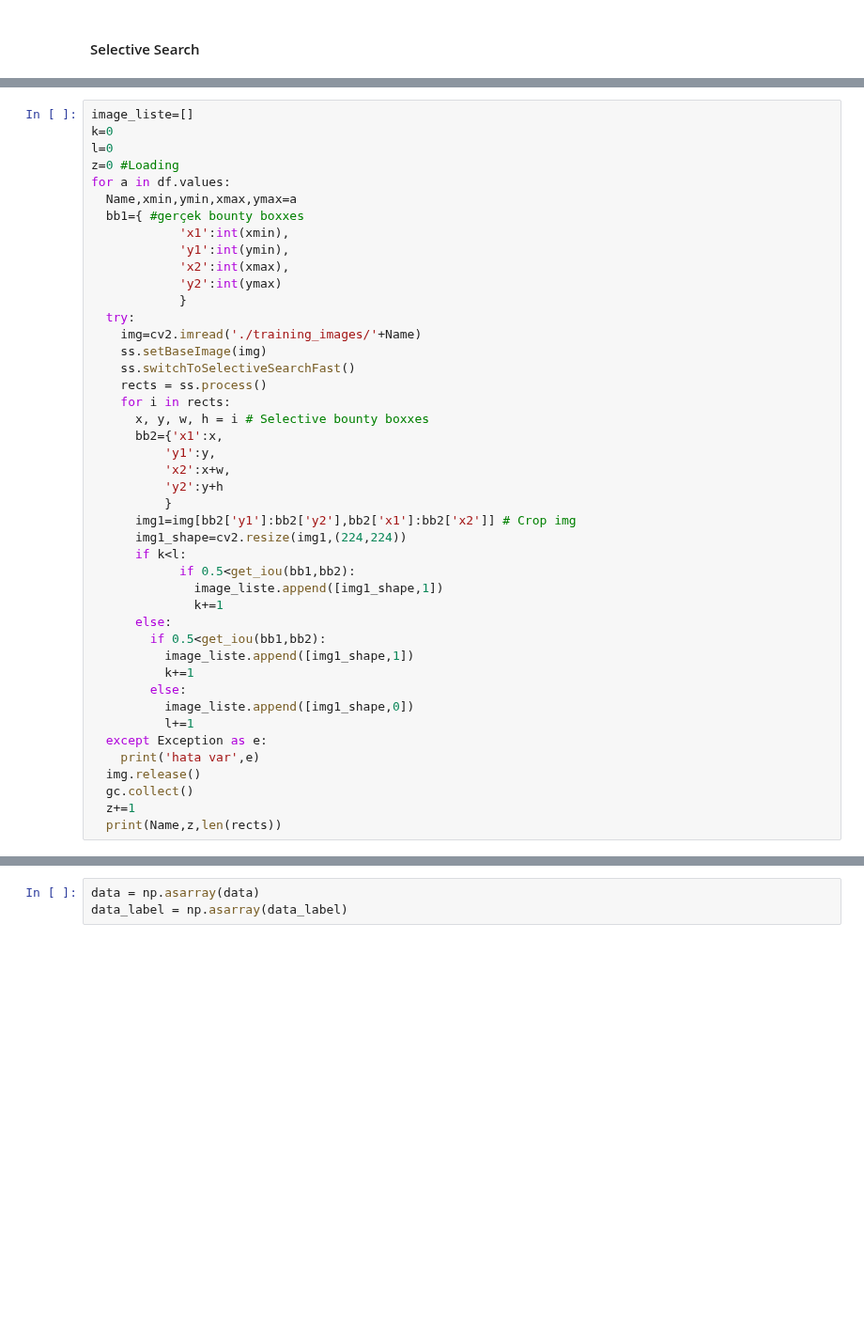
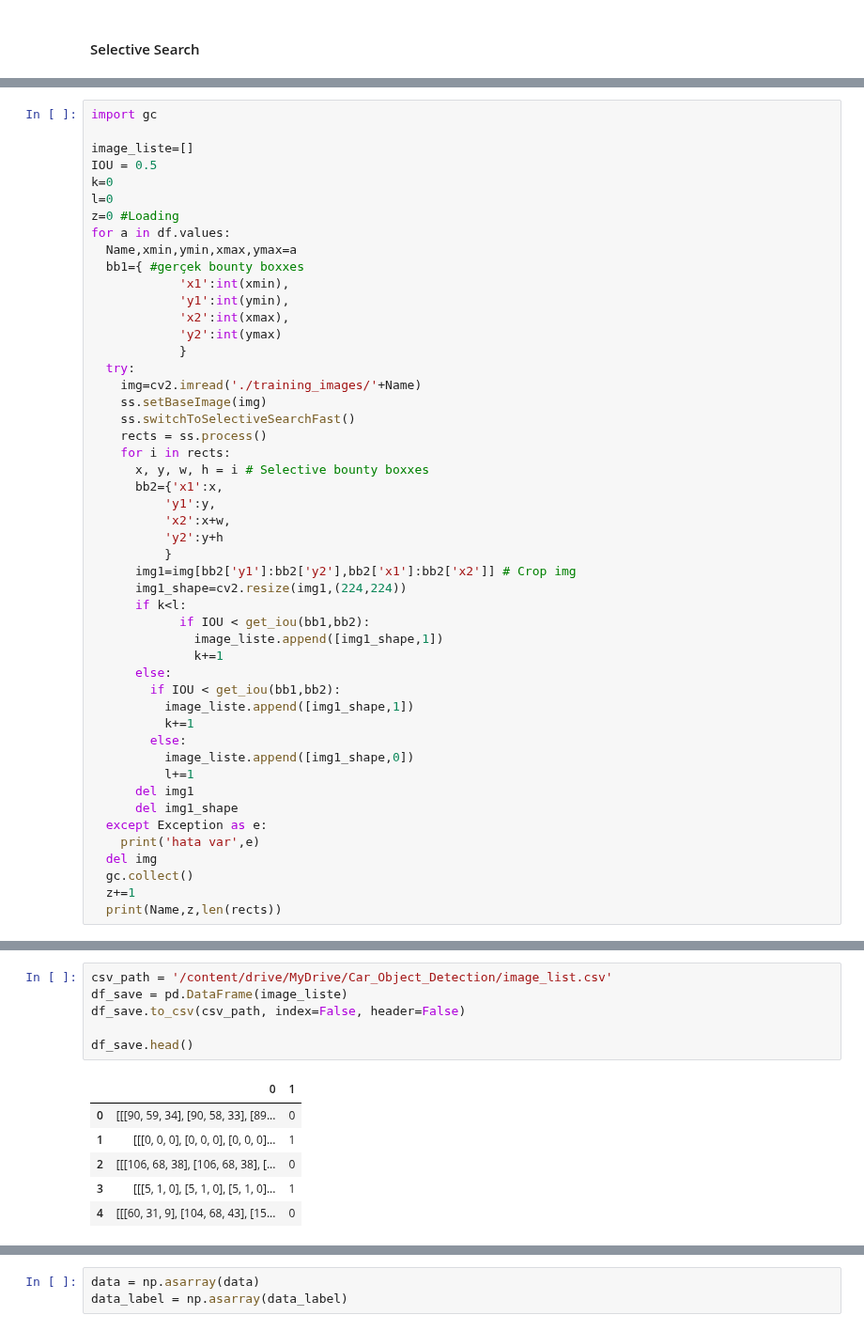
Before and after one commit to Mr-Kondo/_Inbox, a Jupyter notebook: Car_Object_Detection.ipynb, the cells around one changed output, grey strips where cells are left out. Shown at 94% size. Cells and saved outputs as stored; diff of their text form; blank space fills up the shorter version.

```diff
--- a/Car_Object_Detection.ipynb
+++ b/Car_Object_Detection.ipynb
@@ -198,7 +201,10 @@ def get_iou(bb1, bb2):
     assert iou <= 1.0
     return iou
 # %%
+import gc
+
 image_liste=[]
+IOU = 0.5
 k=0
 l=0
 z=0 #Loading
@@ -225,19 +231,21 @@ for a in df.values:
       img1=img[bb2['y1']:bb2['y2'],bb2['x1']:bb2['x2']] # Crop img
       img1_shape=cv2.resize(img1,(224,224))
       if k<l:
-            if 0.5<get_iou(bb1,bb2):
+            if IOU < get_iou(bb1,bb2):
               image_liste.append([img1_shape,1])
               k+=1
       else:
-        if 0.5<get_iou(bb1,bb2):
+        if IOU < get_iou(bb1,bb2):
           image_liste.append([img1_shape,1])
           k+=1
         else:
           image_liste.append([img1_shape,0])
           l+=1
+      del img1
+      del img1_shape
   except Exception as e:
     print('hata var',e)
-  img.release()
+  del img
   gc.collect()
   z+=1
   print(Name,z,len(rects))
@@ -243,0 +270,13 @@ for a in df.values:
+# %%
+csv_path = '/content/drive/MyDrive/Car_Object_Detection/image_list.csv'
+df_save = pd.DataFrame(image_liste)
+df_save.to_csv(csv_path, index=False, header=False)
+
+df_save.head()
+# %% [output]
+|  | 0 | 1 |
+| 0 | [[[90, 59, 34], [90, 58, 33], [89... | 0 |
+| 1 | [[[0, 0, 0], [0, 0, 0], [0, 0, 0]... | 1 |
+| 2 | [[[106, 68, 38], [106, 68, 38], [... | 0 |
+| 3 | [[[5, 1, 0], [5, 1, 0], [5, 1, 0]... | 1 |
+| 4 | [[[60, 31, 9], [104, 68, 43], [15... | 0 |
```
Also changed, not shown: parts of 25 cells of this notebook.
